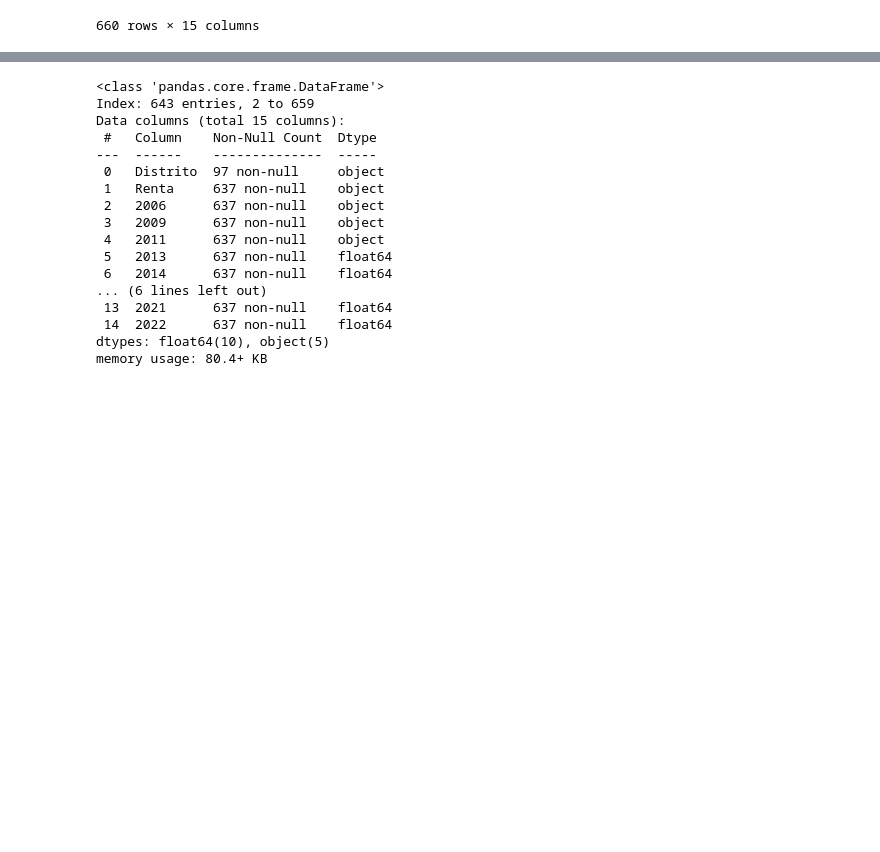
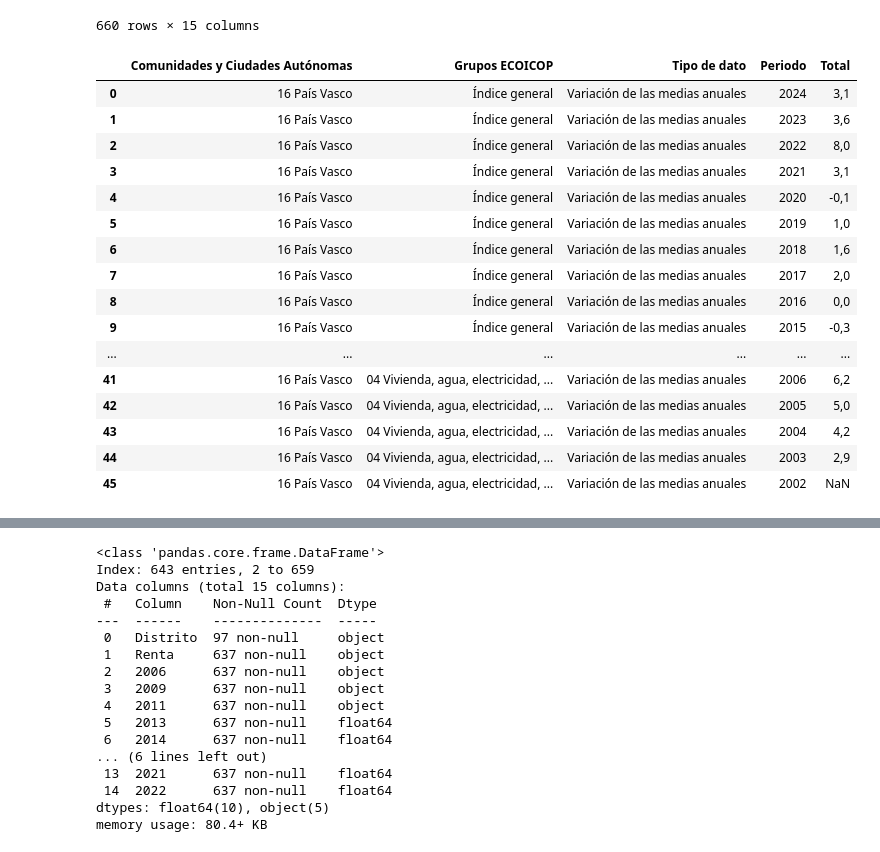
Before and after one commit to PacoFletcher/EDA, a Jupyter notebook: Rentas distritos Bilbao.ipynb, the cells around one changed output, grey strips where cells are left out. Cells and saved outputs as stored; diff of their text form; code cells hidden in the pictures; blank space fills up the shorter version.

```diff
--- a/Rentas distritos Bilbao.ipynb
+++ b/Rentas distritos Bilbao.ipynb
@@ -23,3 +23,24 @@ rentas
 | 658 | Código referencia interna: | NaN | NaN | NaN | NaN | NaN | NaN | ... |
 | 659 | rpf_rp22_2p | NaN | NaN | NaN | NaN | NaN | NaN | ... |
 660 rows × 15 columns
+# %%
+ipc = pd.read_csv("Data/ipc_euskadi.csv", sep = ";", encoding="Windows 1250")
+ipc
+# %% [output]
+|  | Comunidades y Ciudades Autónomas | Grupos ECOICOP | Tipo de dato | Periodo | Total |
+| 0 | 16 País Vasco | Índice general | Variación de las medias anuales | 2024 | 3,1 |
+| 1 | 16 País Vasco | Índice general | Variación de las medias anuales | 2023 | 3,6 |
+| 2 | 16 País Vasco | Índice general | Variación de las medias anuales | 2022 | 8,0 |
+| 3 | 16 País Vasco | Índice general | Variación de las medias anuales | 2021 | 3,1 |
+| 4 | 16 País Vasco | Índice general | Variación de las medias anuales | 2020 | -0,1 |
+| 5 | 16 País Vasco | Índice general | Variación de las medias anuales | 2019 | 1,0 |
+| 6 | 16 País Vasco | Índice general | Variación de las medias anuales | 2018 | 1,6 |
+| 7 | 16 País Vasco | Índice general | Variación de las medias anuales | 2017 | 2,0 |
+| 8 | 16 País Vasco | Índice general | Variación de las medias anuales | 2016 | 0,0 |
+| 9 | 16 País Vasco | Índice general | Variación de las medias anuales | 2015 | -0,3 |
+| ... | ... | ... | ... | ... | ... |
+| 41 | 16 País Vasco | 04 Vivienda, agua, electricidad, ... | Variación de las medias anuales | 2006 | 6,2 |
+| 42 | 16 País Vasco | 04 Vivienda, agua, electricidad, ... | Variación de las medias anuales | 2005 | 5,0 |
+| 43 | 16 País Vasco | 04 Vivienda, agua, electricidad, ... | Variación de las medias anuales | 2004 | 4,2 |
+| 44 | 16 País Vasco | 04 Vivienda, agua, electricidad, ... | Variación de las medias anuales | 2003 | 2,9 |
+| 45 | 16 País Vasco | 04 Vivienda, agua, electricidad, ... | Variación de las medias anuales | 2002 | NaN |
```
Also changed, not shown: parts of 4 cells of this notebook, 25 other files.
